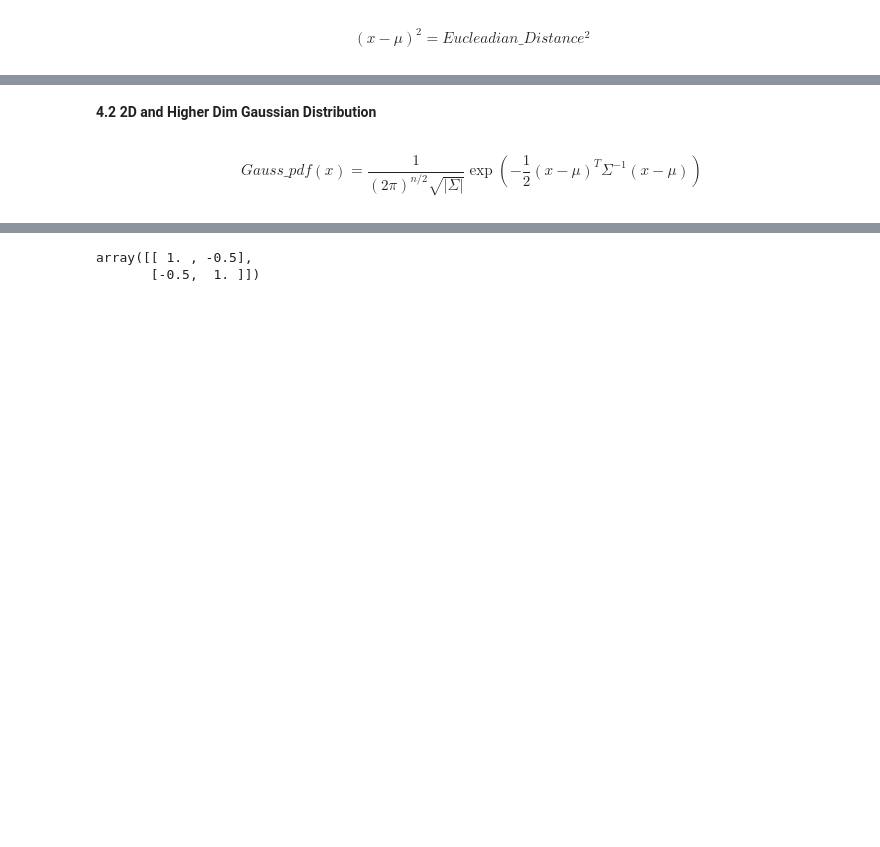
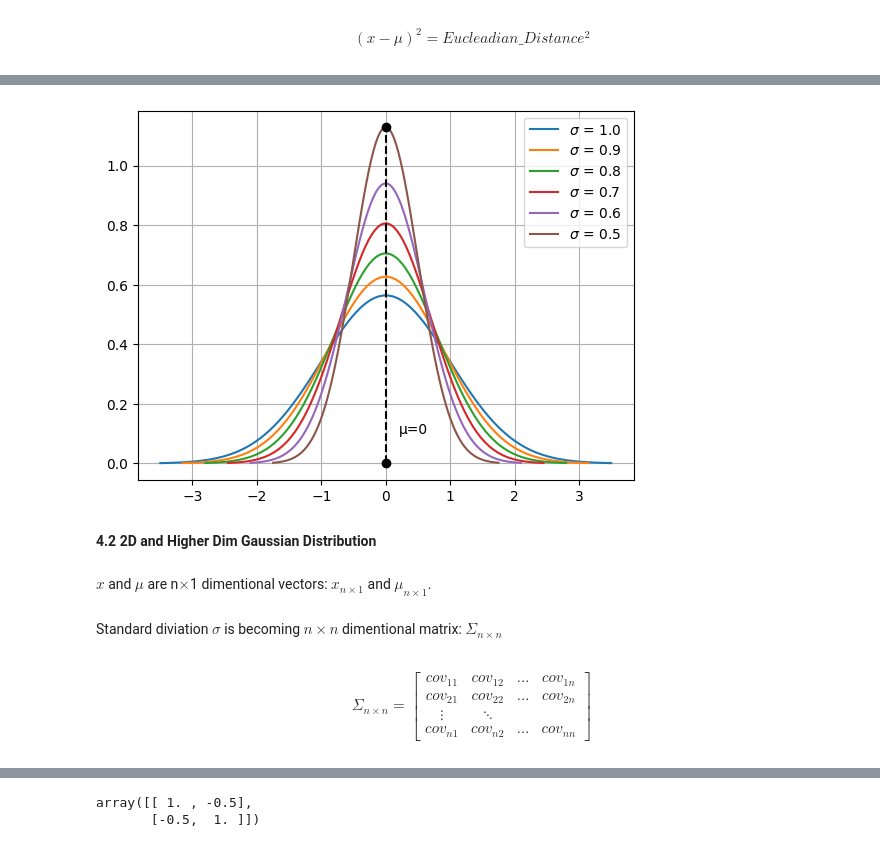
Before and after one commit to enoten/ml-numpy-pytorch, a Jupyter notebook: Gaussian Mixture Models Clustering for Embeddings.ipynb, the cells around one changed output, grey strips where cells are left out. Drawn from its saved outputs; the diff is of its cells as text; code cells hidden in the pictures; blank space fills up the shorter version.

```diff
--- a/Gaussian Mixture Models Clustering for Embeddings.ipynb
+++ b/Gaussian Mixture Models Clustering for Embeddings.ipynb
@@ -147,6 +150,31 @@ plt.show()
+# %%
+sigmas = np.array([1,0.9,0.8,0.7,0.6,0.5])#,0.4,0.3,0.2,0.1])
+legend = [f'$\sigma$ = {sigma}' for sigma in sigmas]
+for sigma in sigmas:
+    max_val = plot_Gaussian(0,sigma,
+                            show_mean=False)
+plt.plot([0,0],
+         [0,max_val],
+         color='black',
+         linestyle='dashed',marker='o')
+plt.text(0.2,0.1,f"μ=0")
+plt.legend(legend)
+plt.grid('on')
+plt.show()
+# %% [output]
+[figure, added]
 # %% [markdown]
 <b>4.2 2D and Higher Dim Gaussian Distribution</b>
-# %% [markdown]
-$$
-  Gauss\_pdf(x) = \frac{1}{(2\pi)^{n/2}\sqrt{|\Sigma|}}\exp(-\frac{1}{2}(x-\mu)^{T} \Sigma^{-1} (x-\mu))
-$$
+# %% [markdown]
+$x$ and $\mu$ are n$\times$1 dimentional vectors: $x_{n\times 1}$ and $\mu_{n\times 1}$.
+# %% [markdown]
+Standard diviation $\sigma$ is becoming $n \times n$ dimentional matrix: $\Sigma_{n \times n}$
+# %% [markdown]
+$$
+    \Sigma_{n \times n} = \begin{bmatrix}
+    cov_{11} & cov_{12} & \dots & cov_{1n} \\
+    cov_{21} & cov_{22} & \dots & cov_{2n} \\
+    \vdots & \ddots & \\
+    cov_{n1} & cov_{n2} & \dots & cov_{nn}
+    \end{bmatrix}
+$$
```
Also changed, not shown: parts of 48 cells of this notebook, 1 other file.
